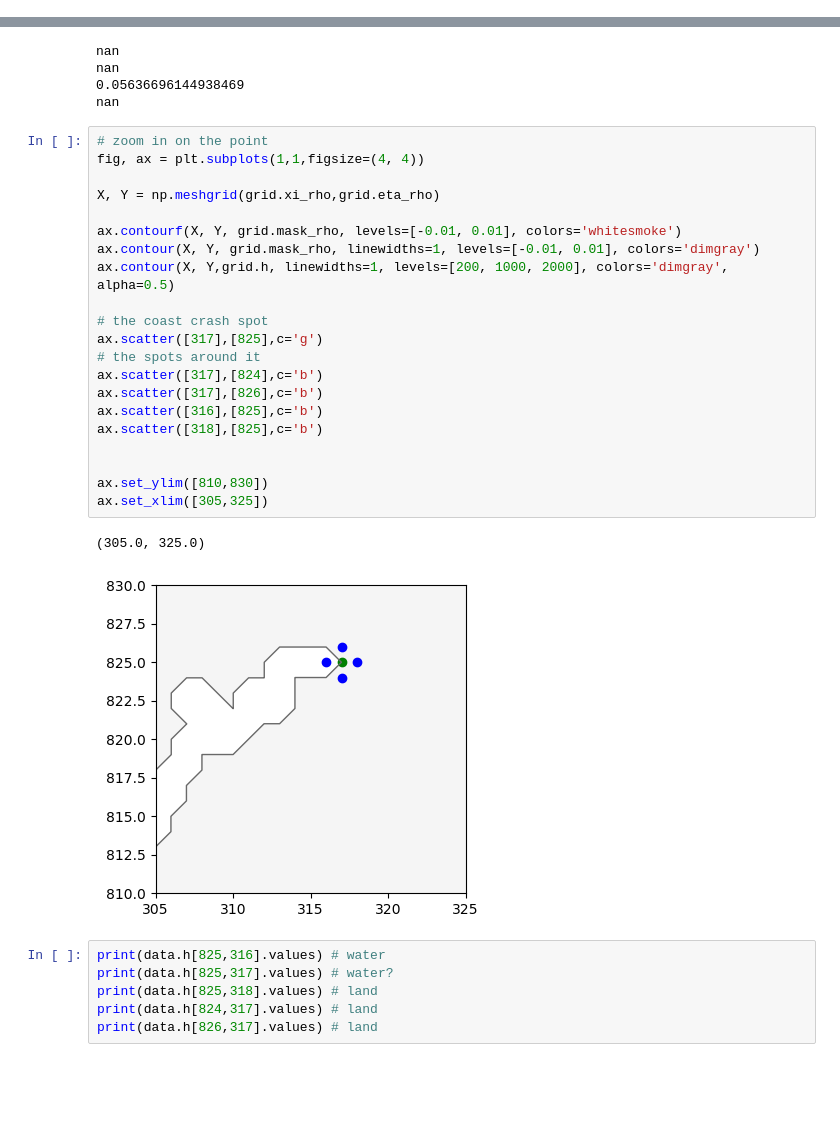
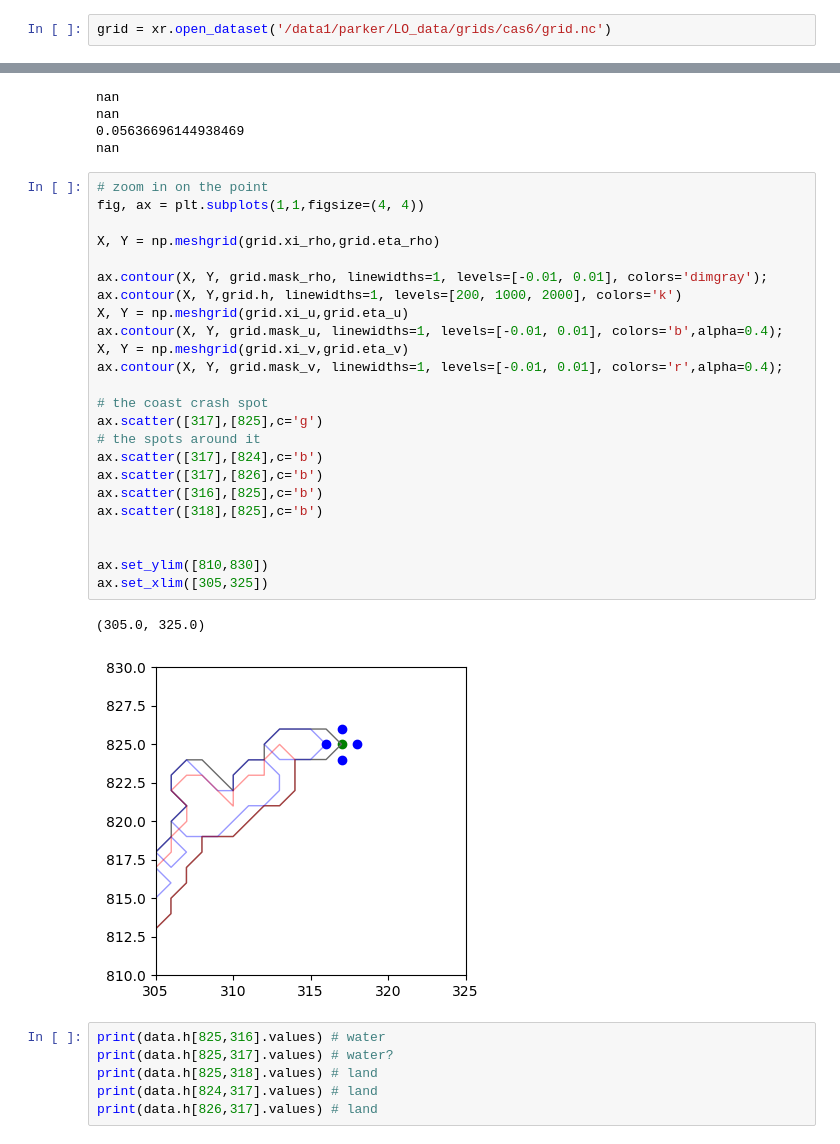
Before and after one commit to rbeutel/LO_user, a Jupyter notebook: ariane/flow_check.ipynb, the cells around one changed output, grey strips where cells are left out. Cells and saved outputs as stored; diff of their text form; blank space fills up the shorter version.

```diff
--- a/ariane/flow_check.ipynb
+++ b/ariane/flow_check.ipynb
@@ -138,6 +138,8 @@ ax[1].legend()
 ## going to larger boundaries get a coast crash at x= 324, y= 960 and sometimes at x= 317, y= 825; x=330, y=732; x=332, y=789
 Susan hypothesizes that this is a mismatch between the grid mask and the velocity file mask at this location (ie. u and/or v >0 at the coast) <br>
 Other thing of note is that this only happenned in the first and last day of the run..
+# %%
+grid = xr.open_dataset('/data1/parker/LO_data/grids/cas6/grid.nc')
 # %%
 fig, ax = plt.subplots(1,1,figsize=(4, 6))
 
@@ -295,27 +300,30 @@ nan
 # %%
 # zoom in on the point
 fig, ax = plt.subplots(1,1,figsize=(4, 4))
 
 X, Y = np.meshgrid(grid.xi_rho,grid.eta_rho)
 
-ax.contourf(X, Y, grid.mask_rho, levels=[-0.01, 0.01], colors='whitesmoke')
-ax.contour(X, Y, grid.mask_rho, linewidths=1, levels=[-0.01, 0.01], colors='dimgray')
-ax.contour(X, Y,grid.h, linewidths=1, levels=[200, 1000, 2000], colors='dimgray', alpha=0.5)
+ax.contour(X, Y, grid.mask_rho, linewidths=1, levels=[-0.01, 0.01], colors='dimgray');
+ax.contour(X, Y,grid.h, linewidths=1, levels=[200, 1000, 2000], colors='k')
+X, Y = np.meshgrid(grid.xi_u,grid.eta_u)
+ax.contour(X, Y, grid.mask_u, linewidths=1, levels=[-0.01, 0.01], colors='b',alpha=0.4);
+X, Y = np.meshgrid(grid.xi_v,grid.eta_v)
+ax.contour(X, Y, grid.mask_v, linewidths=1, levels=[-0.01, 0.01], colors='r',alpha=0.4);
 
 # the coast crash spot
 ax.scatter([317],[825],c='g')
 # the spots around it
 ax.scatter([317],[824],c='b')
 ax.scatter([317],[826],c='b')
 ax.scatter([316],[825],c='b')
 ax.scatter([318],[825],c='b')
 
 
 ax.set_ylim([810,830])
 ax.set_xlim([305,325])
 # %% [output]
 (305.0, 325.0)
-[figure, old version]
+[figure, new version]
 # %%
 print(data.h[825,316].values) # water
 print(data.h[825,317].values) # water?
```
Also changed, not shown: parts of 6 cells of this notebook, 1 other file.
